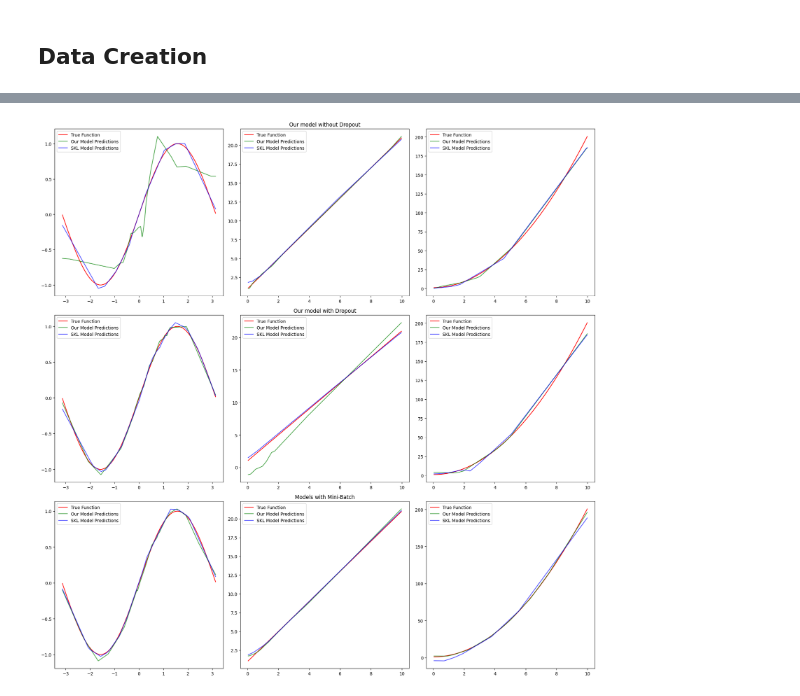
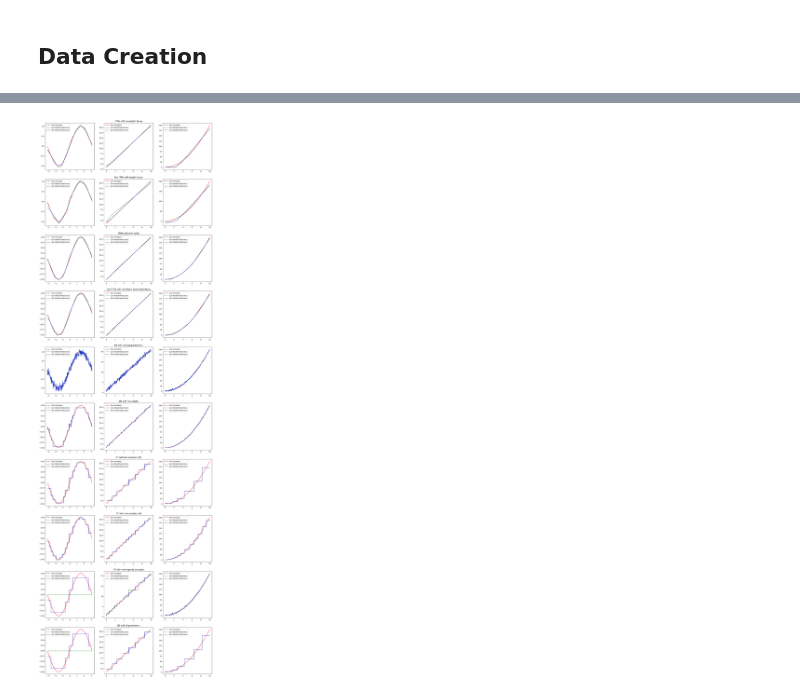
Before and after one commit to SAKULAK/ITU-MachineLearning-FinalProject-Couriers, a Jupyter notebook: correctness_tests.ipynb, the cells around one changed output, grey strips where cells are left out. Drawn from its saved outputs; the diff is of its cells as text; code cells hidden in the pictures.

Commit message:
Added Decision Tree to correctness tests

```diff
--- a/correctness_tests.ipynb
+++ b/correctness_tests.ipynb
@@ -103,8 +26,6 @@ def create_data(n_features: int, n_samples: int, poly_expansion: bool, noise_std
     else:
         y = np.sum(X, axis=1, keepdims=True) + rng.normal(0, noise_std, size=(n_samples, 1))
         return X, y
-# %%
-X, y = create_data(2, 1000, False, 1, 42)
 # %%
 from sklearn.model_selection import train_test_split
 from sklearn.metrics import mean_squared_error
@@ -178,69 +111,52 @@ def get_quadratic_data(n_samples=100):
     y = 2*X*X + 1 + np.random.normal(0, 2, (n_samples, 1))
     return X, y, lambda x: 2*x*x + 1
 # %%
-models_withot_dropout = [(FeedForwardNeuralNetwork([10, 10, 10], epochs=1000, learning_rate=0.001, patience=10, regression=True, auto_save=False),
-                          MLPRegressor(hidden_layer_sizes=[10, 10, 10], max_iter=1000, alpha=0.001, early_stopping=True)) for _ in range(3)]
+from typing import Callable
 
-models_with_dropout = [(FeedForwardNeuralNetwork([10, 10, 10], epochs=1000, learning_rate=0.001, patience=10, regularization_setting=(2, 0.01), regression=True, auto_save=False),
-                          MLPRegressor(hidden_layer_sizes=[10, 10, 10], max_iter=1000, alpha=0.001, early_stopping=True)) for _ in range(3)]
-
-models_with_mini_batch = [(FeedForwardNeuralNetwork([10, 10, 10], epochs=1000, learning_rate=0.001, patience=10, batch_size=32, regression=True, auto_save=False),
-                          MLPRegressor(hidden_layer_sizes=[10, 10, 10], max_iter=1000, alpha=0.001, batch_size=32, early_stopping=True)) for _ in range(3)]
-
+models = {
+"FFNN with no weighh decay": (FeedForwardNeuralNetwork([10, 10, 10], epochs=1000, learning_rate=0.001, patience=10, regression=True, auto_save=False),
+                          MLPRegressor(hidden_layer_sizes=[10, 10, 10], max_iter=1000, alpha=0.001, early_stopping=True)),
+"Our FFNN with weight decay": (FeedForwardNeuralNetwork([10, 10, 10], epochs=1000, learning_rate=0.001, patience=10, regularization_setting=(2, 0.01), regression=True, auto_save=False),
+                          MLPRegressor(hidden_layer_sizes=[10, 10, 10], max_iter=1000, alpha=0.001, early_stopping=True)),
+"FFNN with mini-batch": (FeedForwardNeuralNetwork([10, 10, 10], epochs=1000, learning_rate=0.001, patience=10, batch_size=32, regression=True, auto_save=False),
+                          MLPRegressor(hidden_layer_sizes=[10, 10, 10], max_iter=1000, alpha=0.001, batch_size=32, early_stopping=True)),
+"Our FFNN with mini-batch and weight decay": (FeedForwardNeuralNetwork([10, 10, 10], epochs=1000, learning_rate=0.001, patience=10, batch_size=32, regularization_setting=(2, 0.01), regression=True, auto_save=False),
+                          MLPRegressor(hidden_layer_sizes=[10, 10, 10], max_iter=1000, alpha=0.001, batch_size=32, early_stopping=True)),
+"DT with no hyperparameters": (DecisionTree(), DecisionTreeRegressor()),
+"DT with max depth": (DecisionTree(max_depth=5), DecisionTreeRegressor(max_depth=5)),
+"DT with min samples split": (DecisionTree(min_to_split=100), DecisionTreeRegressor(min_samples_split=100)),
+"DT with min samples leaf": (DecisionTree(min_samples_leaf=25), DecisionTreeRegressor(min_samples_leaf=25)),
+"DT with min impurity decrease": (DecisionTree(min_impurity_decrease=0.01), DecisionTreeRegressor(min_impurity_decrease=0.01)),
+"DT with all parameters": (DecisionTree(max_depth=5, min_to_split=100, min_samples_leaf=25, min_impurity_decrease=0.01), DecisionTreeRegressor(max_depth=5, min_samples_split=100, min_samples_leaf=25, min_impurity_decrease=0.01))
+}
 funcs = [get_sine_data, get_linear_data, get_quadratic_data]
 
-plt.figure(figsize=(18, 18))
+def compare_regressors_on_functions(models: dict[str, tuple[RegressorMixin, RegressorMixin]], funcs: list[Callable]) -> None: # models tuple expect our model and sklearn model in that order
+    fig, axs = plt.subplots(len(models), len(funcs), figsize=(6*len(funcs), 6*len(models)))
 
-for i, func in enumerate(funcs):
-    X, y, true_function = func(n_samples=500)
-    x_base = np.linspace(X.min(), X.max(), 500).flatten()
-    random_X = np.random.choice(x_base, size=5)
+    for i, func in enumerate(funcs):
+        X, y, true_function = func(n_samples=500)
+        x_base = np.linspace(X.min(), X.max(), 500).flatten()
 
-    our_model, skl_model = models_withot_dropout[i]
-    our_model.fit(X, y)
-    skl_model.fit(X, y.ravel())
-    y_pred_our = our_model.predict(x_base.reshape(-1, 1))
-    y_pred_skl = skl_model.predict(x_base.reshape(-1, 1))
+        for j, (model_cat, models_to_compare) in enumerate(models.items()):
+            our_model, skl_model = models_to_compare
+            our_model.fit(X, y)
+            skl_model.fit(X, y.ravel())
+            y_pred_our = our_model.predict(x_base.reshape(-1, 1))
+            y_pred_skl = skl_model.predict(x_base.reshape(-1, 1))
 
-    plt.subplot(3, 3, i + 1)
-    plt.plot(x_base, true_function(x_base), color='red', label='True Function')
-    plt.plot(x_base, y_pred_our, color='green', label='Our Model Predictions', alpha=0.7)
-    plt.plot(x_base, y_pred_skl, color='blue', label='SKL Model Predictions', alpha=0.7)
-    if i == 1:
-        plt.title('Our model without Dropout')
-    plt.legend()
+            ax = axs[j, i] if len(models) > 1 else axs[i]
 
-    our_model, skl_model = models_with_dropout[i]
-    our_model.fit(X, y)
-    skl_model.fit(X, y.ravel())
-    y_pred_our = our_model.predict(x_base.reshape(-1, 1))
-    y_pred_skl = skl_model.predict(x_base.reshape(-1, 1))
+            ax.plot(x_base, true_function(x_base), color='red', label='True Function')
+            ax.plot(x_base, y_pred_our, color='green', label='Our Model Predictions', alpha=0.7)
+            ax.plot(x_base, y_pred_skl, color='blue', label='SKL Model Predictions', alpha=0.7)
+            if i == 1:
+                ax.set_title(model_cat)
+            ax.legend()
 
-    plt.subplot(3, 3, i + 4)
-    plt.plot(x_base, true_function(x_base), color='red', label='True Function')
-    plt.plot(x_base, y_pred_our, color='green', label='Our Model Predictions', alpha=0.7)
-    plt.plot(x_base, y_pred_skl, color='blue', label='SKL Model Predictions', alpha=0.7)
-    if i == 1:
-        plt.title('Our model with Dropout')
-    plt.legend()
-    plt.tight_layout()
-
-    our_model, skl_model = models_with_mini_batch[i]
-    our_model.fit(X, y)
-    skl_model.fit(X, y.ravel())
-    y_pred_our = our_model.predict(x_base.reshape(-1, 1))
-    y_pred_skl = skl_model.predict(x_base.reshape(-1, 1))
-
-    plt.subplot(3, 3, i + 7)
-    plt.plot(x_base, true_function(x_base), color='red', label='True Function')
-    plt.plot(x_base, y_pred_our, color='green', label='Our Model Predictions', alpha=0.7)
-    plt.plot(x_base, y_pred_skl, color='blue', label='SKL Model Predictions', alpha=0.7)
-    if i == 1:
-        plt.title('Models with Mini-Batch')
-    plt.legend()
-    plt.tight_layout()
+compare_regressors_on_functions(models, funcs)
 # %% [output]
-[figure, old version]
+[figure, new version]
 # %%
 from sklearn.dummy import DummyRegressor
 from sklearn.metrics import mean_absolute_error
```
Also changed, not shown: parts of 12 cells of this notebook.
